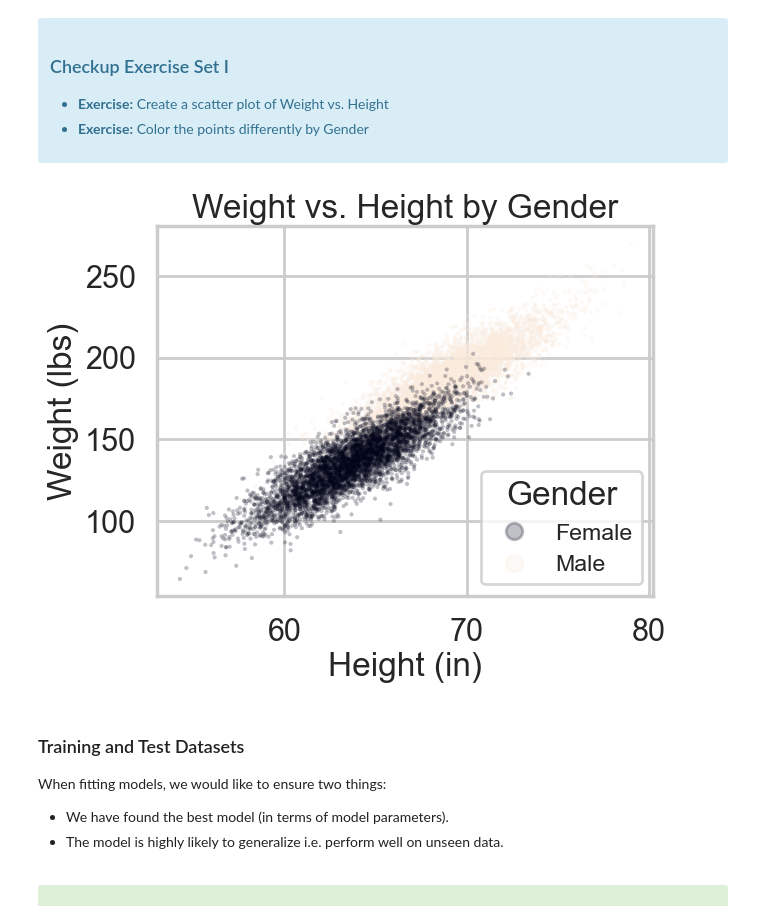
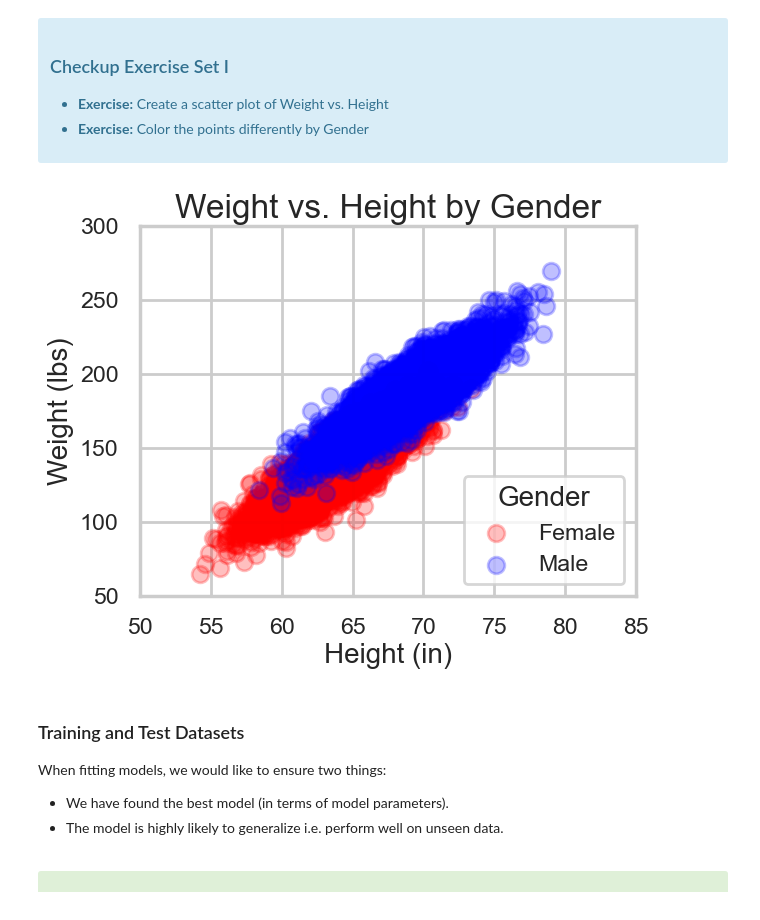
Before and after one commit to kristenvonbecker/miniproject-12.4, a Jupyter notebook: Mini_Project_Logistic_Regression.ipynb, the cells around one changed output. Saved outputs shown, nothing was run; the diff lists cells and outputs as text; code cells hidden in the pictures.

Commit message:
Changes to scatterplot

```diff
--- a/Mini_Project_Logistic_Regression.ipynb
+++ b/Mini_Project_Logistic_Regression.ipynb
@@ -121,14 +121,19 @@ with the "response" or "label" $y$ as a plain array of 0s and 1s for binary clas
 </ul>
 </div>
 # %%
-scatter = plt.scatter(x=dflog['Height'], y=dflog['Weight'], s=1, alpha=0.25, c=dflog['Gender'].astype('category').cat.codes)
-plt.xlabel('Height (in)')
-plt.ylabel('Weight (lbs)')
+dflog_female = dflog[dflog['Gender'] == 'Female']
+dflog_male = dflog[dflog['Gender'] == 'Male']
+scatter_female = plt.scatter(x=dflog_female['Height'], y=dflog_female['Weight'], alpha=0.25, c='r')
+scatter_male = plt.scatter(x=dflog_male['Height'], y=dflog_male['Weight'], alpha=0.25, c='b')
+plt.xlabel('Height (in)', fontsize='small')
+plt.ylabel('Weight (lbs)', fontsize='small')
 plt.title('Weight vs. Height by Gender')
-plt.legend(handles=scatter.legend_elements()[0], labels=['Female', 'Male'], title='Gender', loc='lower right', fontsize='x-small')
+plt.xticks(ticks=[50, 55, 60, 65, 70, 75, 80, 85], fontsize='x-small')
+plt.yticks(ticks=[50, 100, 150, 200, 250, 300], fontsize='x-small')
+plt.legend(labels=['Female', 'Male'], title='Gender', loc='lower right', fontsize='x-small', title_fontsize='small')
 plt.show()
 # %% [output]
-[figure, old version]
+[figure, new version]
 # %% [markdown]
 ### Training and Test Datasets
 
```
